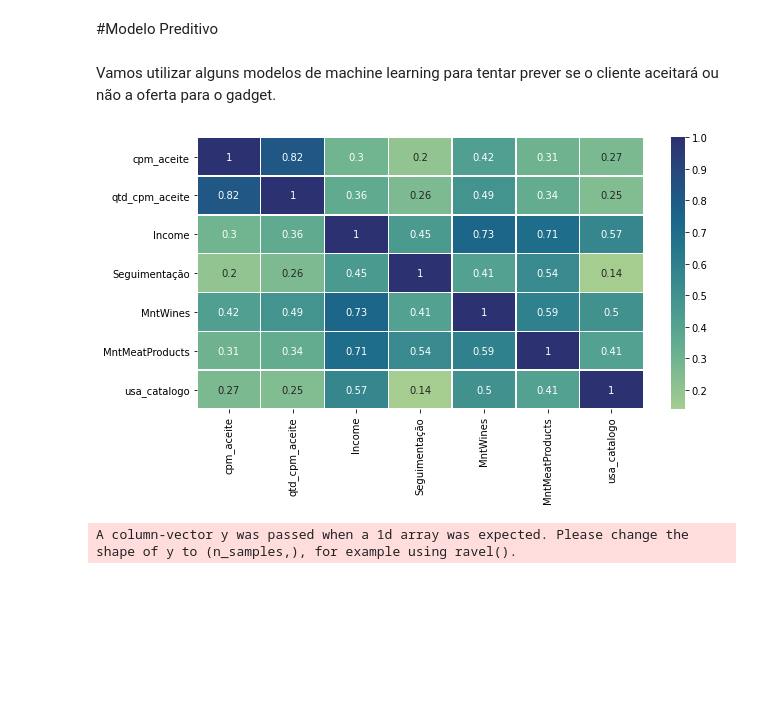
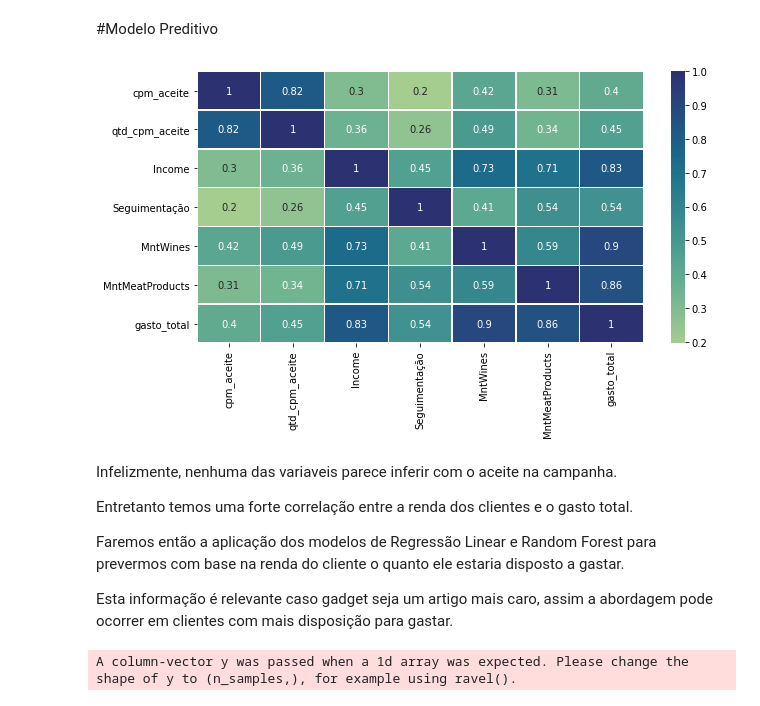
Before and after one commit to adniaristides/ifood-data-business-analyst-test, a Jupyter notebook: Case_CRM_iFood.ipynb, the cells around one changed output. Drawn from its saved outputs; the diff is of its cells as text; code cells hidden in the pictures; blank space fills up the shorter version.

```diff
--- a/Case_CRM_iFood.ipynb
+++ b/Case_CRM_iFood.ipynb
@@ -708,16 +708,22 @@ dtypes: bool(6), float64(1), int32(1), int64(15)
 memory usage: 313.4 KB
 # %% [markdown]
 #Modelo Preditivo
-# %% [markdown]
-Vamos utilizar alguns modelos de machine learning para tentar prever se o cliente aceitará ou não a oferta para o gadget.
 # %%
 ##Avaliando correlação aceite campanha
-df4 = newdf.iloc[:,[17,16,0,22,2,4,19]]
+df4 = newdf.iloc[:,[17,16,0,22,2,4,21]]
 plt.figure(figsize=(10,5))
 sns.heatmap(df4.corr(), annot=True, linewidths=0.5, cmap="crest")
 plt.show()
 # %% [output]
-[figure, old version]
+[figure, new version]
+# %% [markdown]
+Infelizmente, nenhuma das variaveis parece inferir com o aceite na campanha.
+
+Entretanto temos uma forte correlação entre a renda dos clientes e o gasto total.
+
+Faremos então a aplicação dos modelos de Regressão Linear e Random Forest para prevermos com base na renda do cliente o quanto ele estaria disposto a gastar.
+
+Esta informação é relevante caso gadget seja um artigo mais caro, assim a abordagem pode ocorrer em clientes com mais disposição para gastar.
 # %%
 #Dados para os modelos
 x = newdf['Income'].values.reshape(-1,1)
```
Also changed, not shown: parts of 6 cells of this notebook.
